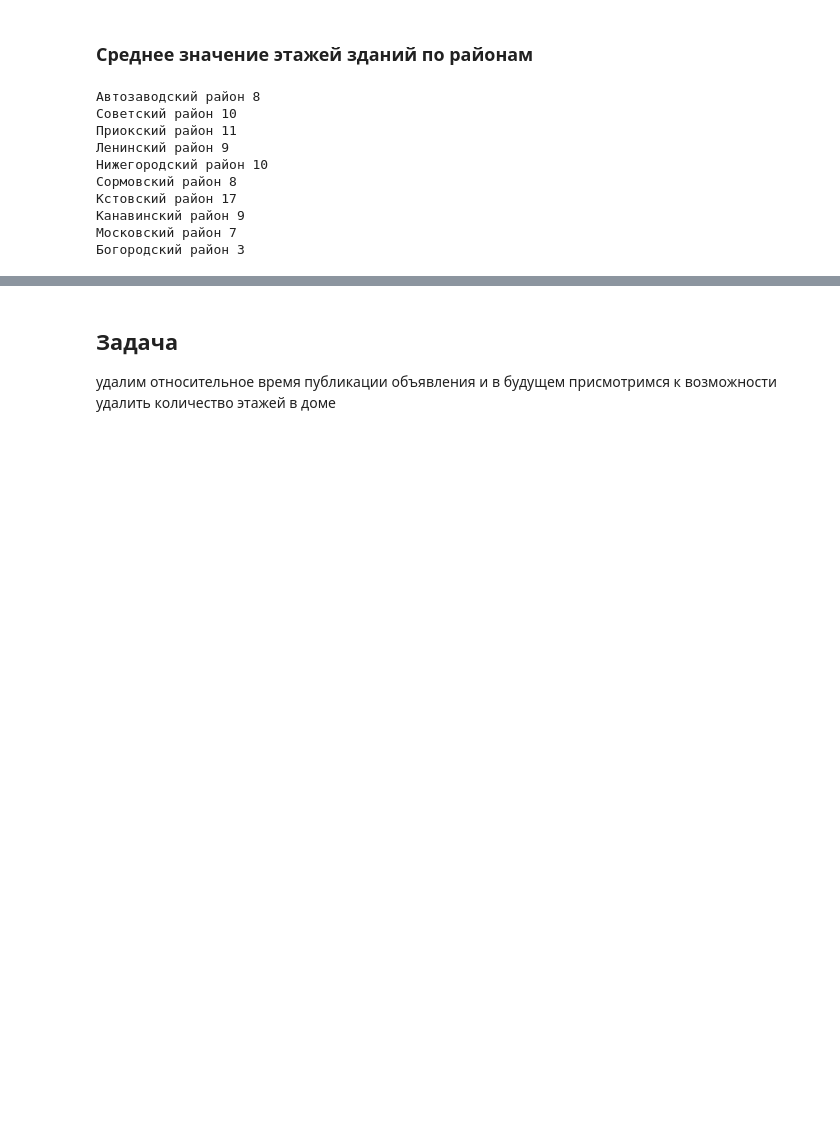
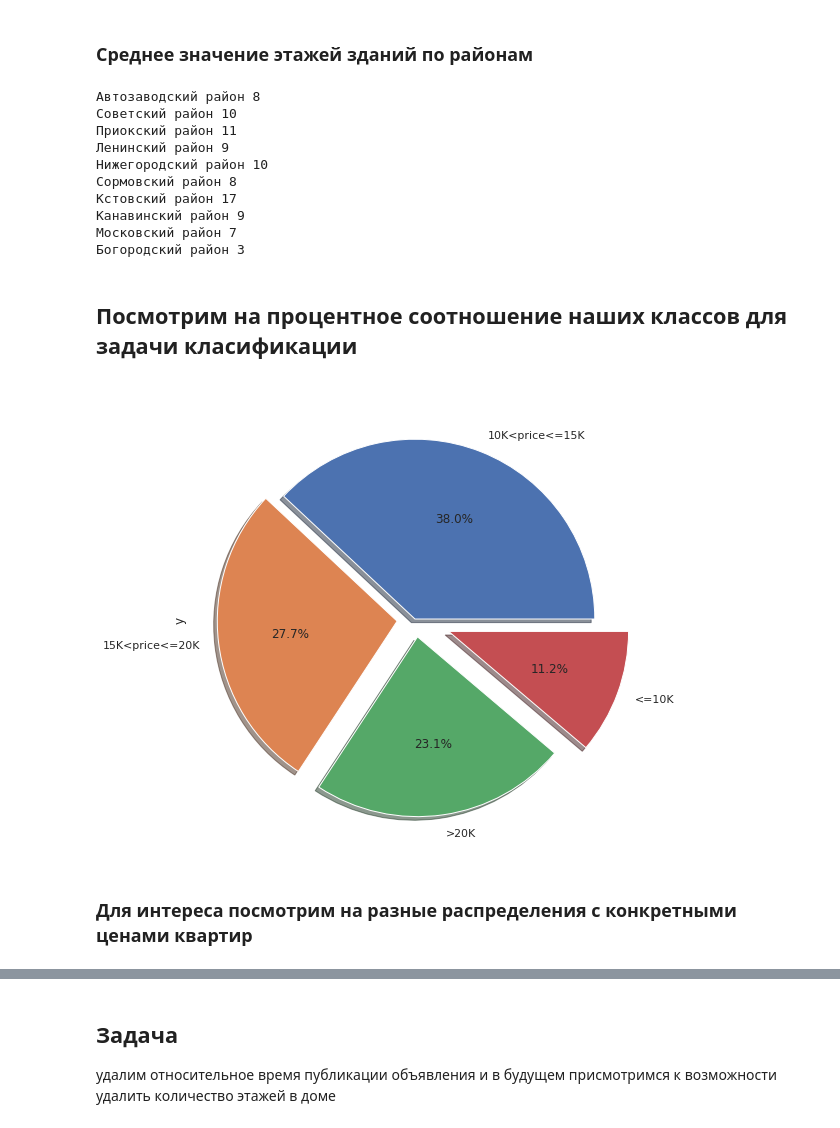
Before and after one commit to DaniilRoman/avito_data_mining, a Jupyter notebook: flats_avito.ipynb, the cells around one changed output, grey strips where cells are left out. Cells and saved outputs as stored; diff of their text form; code cells hidden in the pictures; blank space fills up the shorter version.

```diff
--- a/flats_avito.ipynb
+++ b/flats_avito.ipynb
@@ -345,3 +349,13 @@ for name in flats['area'].unique():
 Канавинский район 9
 Московский район 7
 Богородский район 3
+# %% [markdown]
+## Посмотрим на процентное соотношение наших классов для задачи класификации
+# %%
+flats['y'].value_counts().plot.pie(explode=[0,0.1,0.1, 0.2],autopct='%1.1f%%',shadow=True,
+                                   labels = ['10K<price<=15K', '15K<price<=20K', '>20K', '<=10K'])
+plt.show()
+# %% [output]
+[figure, added]
+# %% [markdown]
+### Для интереса посмотрим на разные распределения с конкретными ценами квартир
```
Also changed, not shown: parts of 28 cells of this notebook, 3 other files.
